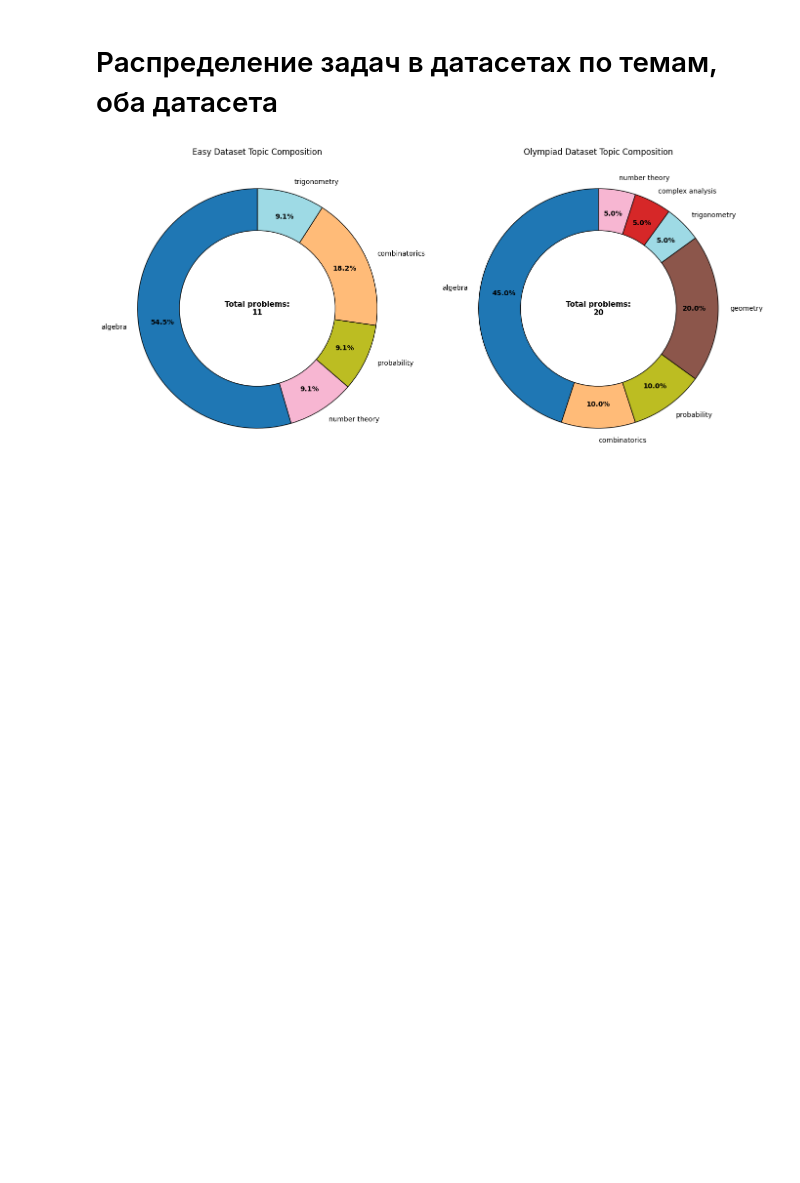
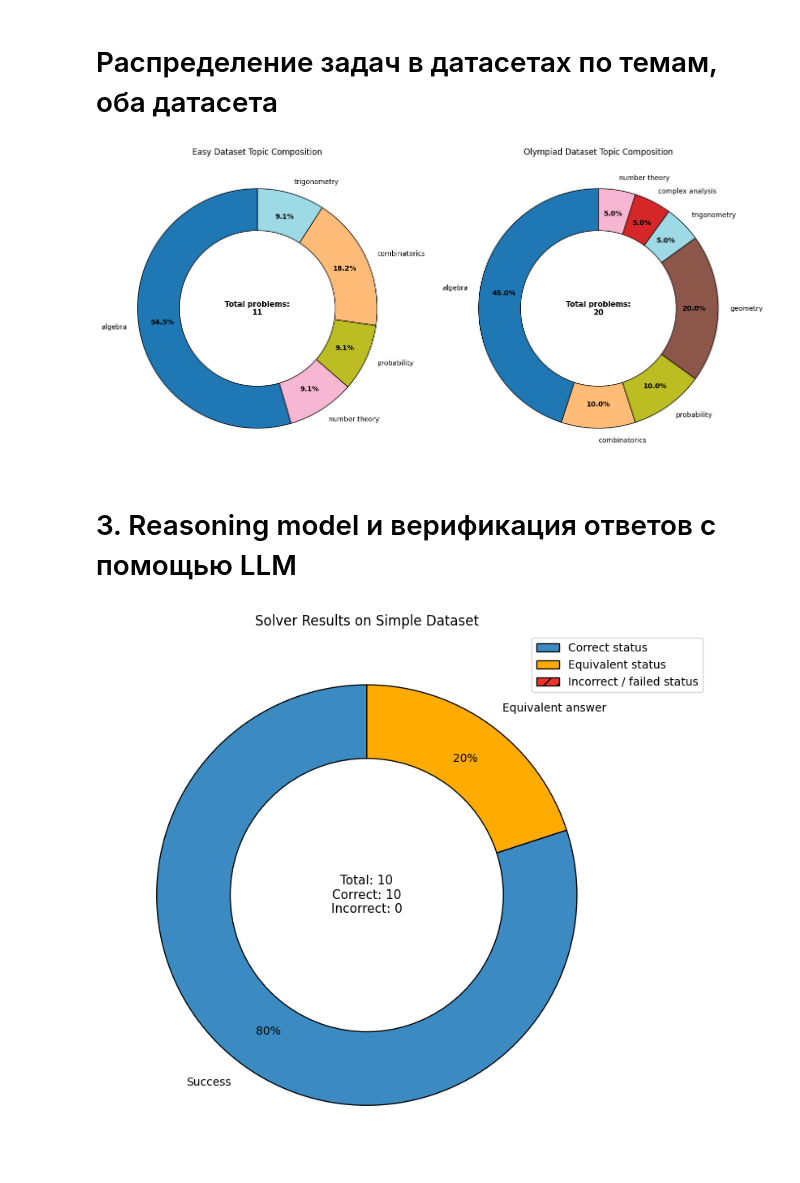
Before and after one commit to K1ngNothing/ai_for_math, a Jupyter notebook: eda.ipynb, the cells around one changed output. Saved outputs shown, nothing was run; the diff lists cells and outputs as text; code cells hidden in the pictures; blank space fills up the shorter version.

Commit message:
Add new graphs in EDA

```diff
--- a/eda.ipynb
+++ b/eda.ipynb
@@ -44,11 +44,13 @@ def plot_solver_results_pie(
     """
 
     FAILED_STATUSES = {"No answer", "Wrong answer"}
+    EQUIV_STATUSES = {"Equivalent answer"}
 
     statuses = list(solutions_statuses.keys())
     counts = list(solutions_statuses.values())
 
     is_failed = [status in FAILED_STATUSES for status in statuses]
+    is_equiv = [status in EQUIV_STATUSES for status in statuses]
 
     # Helper to generate colors
     def get_colors(num_statuses: int, cmap_name: str):
@@ -58,21 +60,27 @@ def plot_solver_results_pie(
         else:
             return [cmap(0.4 + 0.5 * i / (num_statuses - 1)) for i in range(num_statuses)]
 
-    # Count how many correct / failed statuses
-    num_correct = sum(not f for f in is_failed)
+    # Count statuses
     num_failed = sum(is_failed)
+    num_equiv = sum(is_equiv)
+    num_correct = len(statuses) - num_failed - num_equiv
 
     correct_colors = get_colors(num_correct, "Blues")
     failed_colors = get_colors(num_failed, "Reds")
+    equiv_colors = get_colors(num_equiv, "Wistia")
 
     # Assign colors in order
     colors = []
     ci = 0
     fi = 0
-    for failed in is_failed:
-        if failed:
+    ei = 0
+    for i in range(len(statuses)):
+        if is_failed[i]:
             colors.append(failed_colors[fi])
             fi += 1
+        elif is_equiv[i]:
+            colors.append(equiv_colors[ei])
+            ei += 1
         else:
             colors.append(correct_colors[ci])
             ci += 1
@@ -116,11 +124,17 @@ def plot_solver_results_pie(
             label="Correct status"
         ),
         mpatches.Patch(
+            facecolor=cm.Wistia(0.65),
+            edgecolor="black",
+            label="Equivalent status"
+        ),
+        mpatches.Patch(
             facecolor=cm.Reds(0.65),
             edgecolor="black",
             hatch="//",
             label="Incorrect / failed status"
         ),
+
     ]
     ax.legend(
         handles=legend_handles,
@@ -405,3 +417,17 @@ plt.tight_layout()
 plt.show()
 # %% [output]
 [figure]
+# %% [markdown]
+# 3. Reasoning model и верификация ответов с помощью LLM
+# %%
+solutions_statuses = {
+    "Success": 8,
+    "Equivalent answer": 2,
+}
+
+plot_solver_results_pie(
+    solutions_statuses,
+    title="Solver Results on Simple Dataset"
+)
+# %% [output]
+[figure, added]
```
Also changed, not shown: parts of 2 cells of this notebook.
